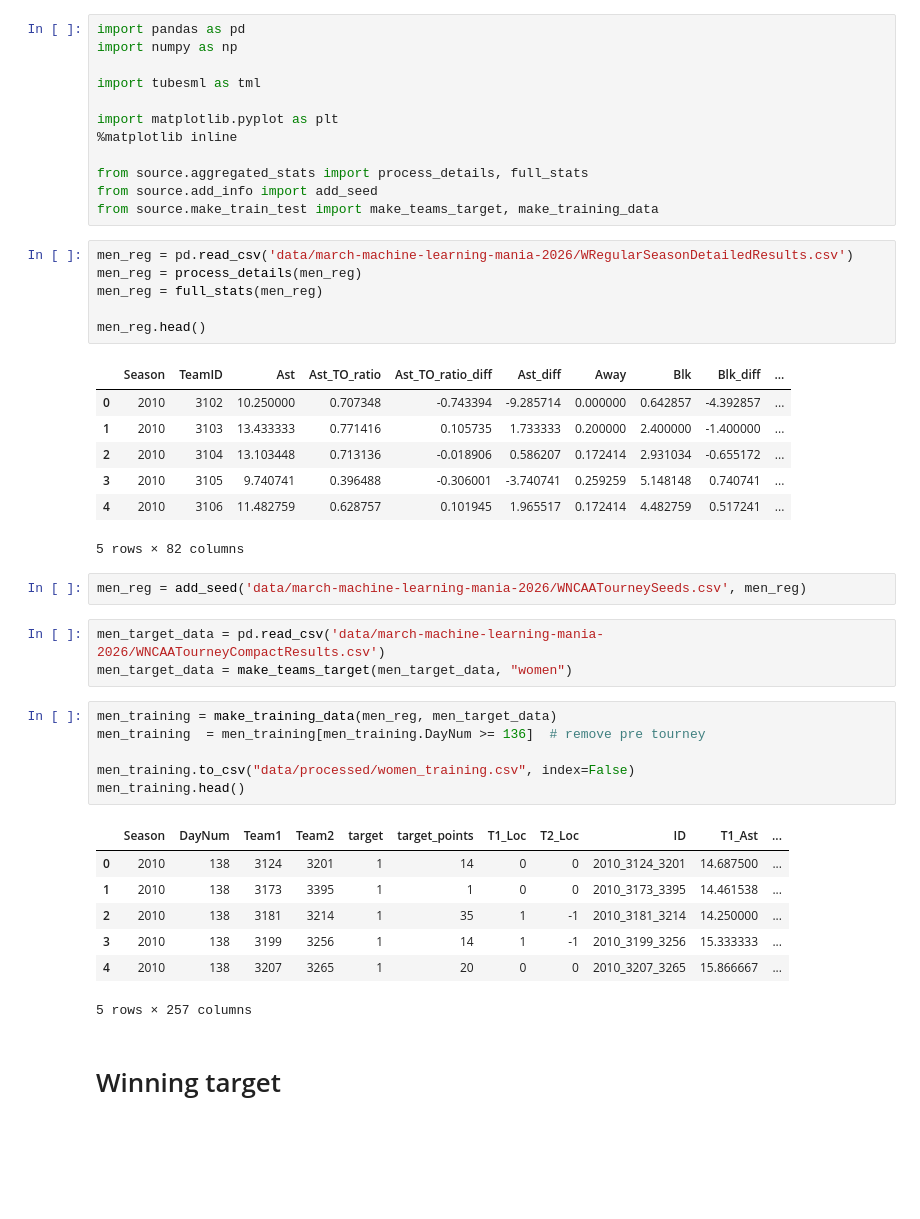
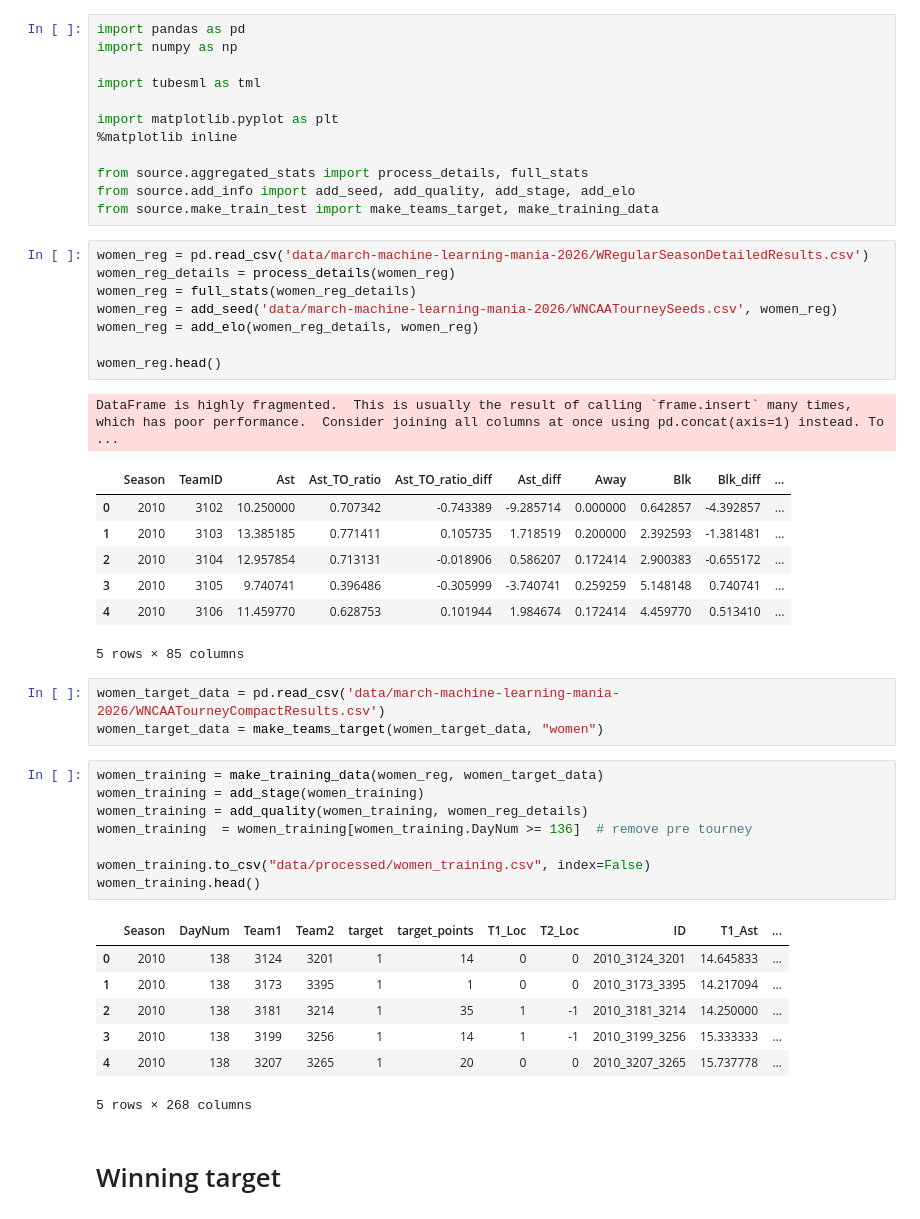
Before and after one commit to lucabasa/kaggle_competitions, a Jupyter notebook: march_madness/02_pre_model_women.ipynb, the cells around one changed output. Cells and saved outputs as stored; diff of their text form; blank space fills up the shorter version.

Commit message:
many experiments for many models

```diff
--- a/march_madness/02_pre_model_women.ipynb
+++ b/march_madness/02_pre_model_women.ipynb
@@ -8,41 +8,44 @@ import matplotlib.pyplot as plt
 %matplotlib inline
 
 from source.aggregated_stats import process_details, full_stats
-from source.add_info import add_seed
+from source.add_info import add_seed, add_quality, add_stage, add_elo
 from source.make_train_test import make_teams_target, make_training_data
 # %%
-men_reg = pd.read_csv('data/march-machine-learning-mania-2026/WRegularSeasonDetailedResults.csv')
-men_reg = process_details(men_reg)
-men_reg = full_stats(men_reg)
+women_reg = pd.read_csv('data/march-machine-learning-mania-2026/WRegularSeasonDetailedResults.csv')
+women_reg_details = process_details(women_reg)
+women_reg = full_stats(women_reg_details)
+women_reg = add_seed('data/march-machine-learning-mania-2026/WNCAATourneySeeds.csv', women_reg)
+women_reg = add_elo(women_reg_details, women_reg)
 
-men_reg.head()
+women_reg.head()
 # %% [output]
+DataFrame is highly fragmented.  This is usually the result of calling `frame.insert` many times, which has poor performance.  Consider joining all columns at once using pd.concat(axis=1) instead. To  ...
 |  | Season | TeamID | Ast | Ast_TO_ratio | Ast_TO_ratio_diff | Ast_diff | Away | Blk | Blk_diff | ... |
-| 0 | 2010 | 3102 | 10.250000 | 0.707348 | -0.743394 | -9.285714 | 0.000000 | 0.642857 | -4.392857 | ... |
-| 1 | 2010 | 3103 | 13.433333 | 0.771416 | 0.105735 | 1.733333 | 0.200000 | 2.400000 | -1.400000 | ... |
-| 2 | 2010 | 3104 | 13.103448 | 0.713136 | -0.018906 | 0.586207 | 0.172414 | 2.931034 | -0.655172 | ... |
-| 3 | 2010 | 3105 | 9.740741 | 0.396488 | -0.306001 | -3.740741 | 0.259259 | 5.148148 | 0.740741 | ... |
-| 4 | 2010 | 3106 | 11.482759 | 0.628757 | 0.101945 | 1.965517 | 0.172414 | 4.482759 | 0.517241 | ... |
+| 0 | 2010 | 3102 | 10.250000 | 0.707342 | -0.743389 | -9.285714 | 0.000000 | 0.642857 | -4.392857 | ... |
+| 1 | 2010 | 3103 | 13.385185 | 0.771411 | 0.105735 | 1.718519 | 0.200000 | 2.392593 | -1.381481 | ... |
+| 2 | 2010 | 3104 | 12.957854 | 0.713131 | -0.018906 | 0.586207 | 0.172414 | 2.900383 | -0.655172 | ... |
+| 3 | 2010 | 3105 | 9.740741 | 0.396486 | -0.305999 | -3.740741 | 0.259259 | 5.148148 | 0.740741 | ... |
+| 4 | 2010 | 3106 | 11.459770 | 0.628753 | 0.101944 | 1.984674 | 0.172414 | 4.459770 | 0.513410 | ... |
-5 rows × 82 columns
+5 rows × 85 columns
-# %%
-men_reg = add_seed('data/march-machine-learning-mania-2026/WNCAATourneySeeds.csv', men_reg)
 # %%
-men_target_data = pd.read_csv('data/march-machine-learning-mania-2026/WNCAATourneyCompactResults.csv')
-men_target_data = make_teams_target(men_target_data, "women")
+women_target_data = pd.read_csv('data/march-machine-learning-mania-2026/WNCAATourneyCompactResults.csv')
+women_target_data = make_teams_target(women_target_data, "women")
 # %%
-men_training = make_training_data(men_reg, men_target_data)
-men_training  = men_training[men_training.DayNum >= 136]  # remove pre tourney
+women_training = make_training_data(women_reg, women_target_data)
+women_training = add_stage(women_training)
+women_training = add_quality(women_training, women_reg_details)
+women_training  = women_training[women_training.DayNum >= 136]  # remove pre tourney
 
-men_training.to_csv("data/processed/women_training.csv", index=False)
-men_training.head()
+women_training.to_csv("data/processed/women_training.csv", index=False)
+women_training.head()
 # %% [output]
 |  | Season | DayNum | Team1 | Team2 | target | target_points | T1_Loc | T2_Loc | ID | T1_Ast | ... |
-| 0 | 2010 | 138 | 3124 | 3201 | 1 | 14 | 0 | 0 | 2010_3124_3201 | 14.687500 | ... |
-| 1 | 2010 | 138 | 3173 | 3395 | 1 | 1 | 0 | 0 | 2010_3173_3395 | 14.461538 | ... |
+| 0 | 2010 | 138 | 3124 | 3201 | 1 | 14 | 0 | 0 | 2010_3124_3201 | 14.645833 | ... |
+| 1 | 2010 | 138 | 3173 | 3395 | 1 | 1 | 0 | 0 | 2010_3173_3395 | 14.217094 | ... |
 | 2 | 2010 | 138 | 3181 | 3214 | 1 | 35 | 1 | -1 | 2010_3181_3214 | 14.250000 | ... |
 | 3 | 2010 | 138 | 3199 | 3256 | 1 | 14 | 1 | -1 | 2010_3199_3256 | 15.333333 | ... |
-| 4 | 2010 | 138 | 3207 | 3265 | 1 | 20 | 0 | 0 | 2010_3207_3265 | 15.866667 | ... |
+| 4 | 2010 | 138 | 3207 | 3265 | 1 | 20 | 0 | 0 | 2010_3207_3265 | 15.737778 | ... |
-5 rows × 257 columns
+5 rows × 268 columns
 # %% [markdown]
 # Winning target
 # %%
```
Also changed, not shown: parts of 6 cells of this notebook, 9 other files.
